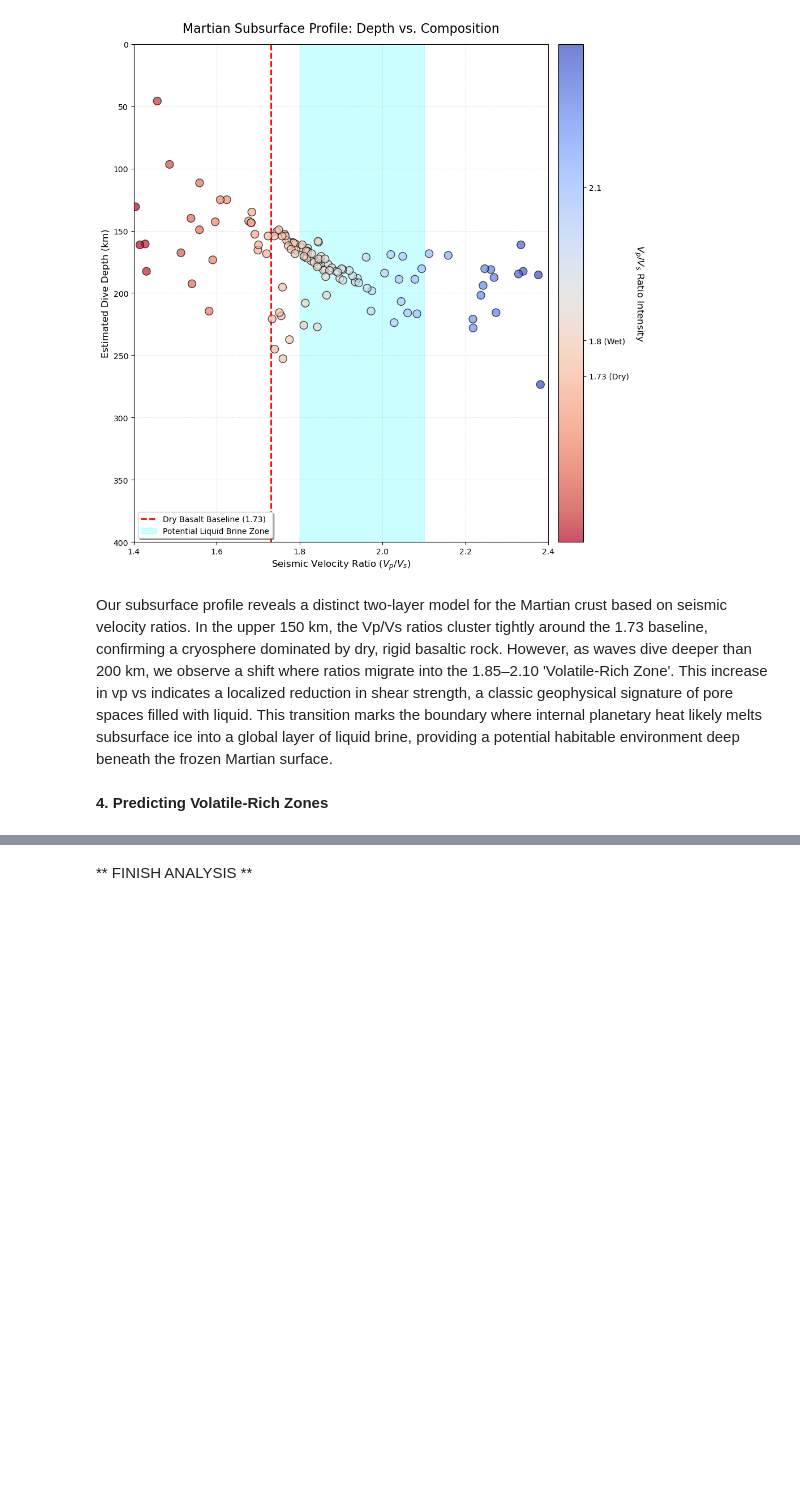
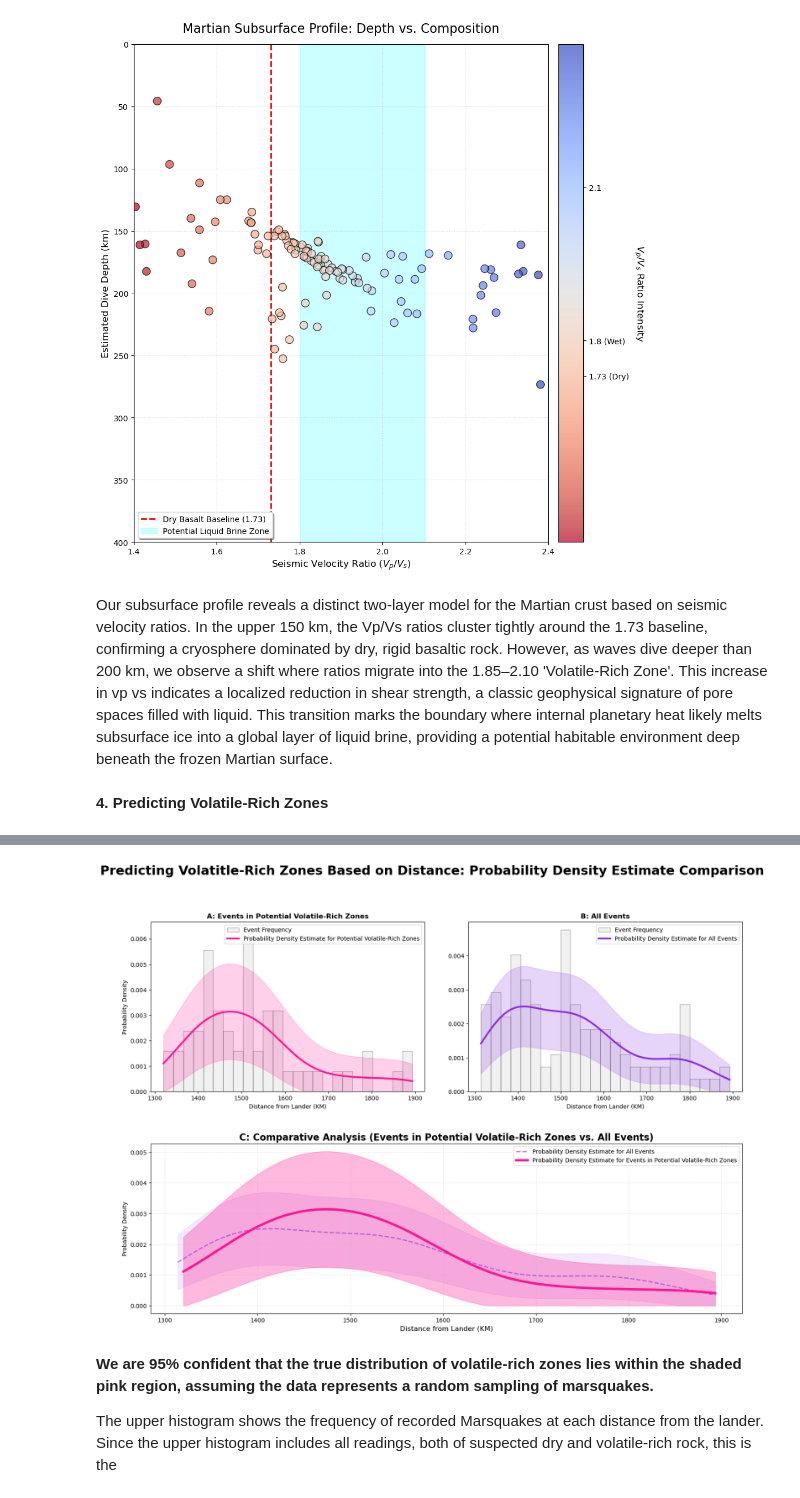
Before and after one commit to GPGN268/SP2026-FP08-Insight-Mission, a Jupyter notebook: Final_Mars_Seismic_Analysis.ipynb, the cells around one changed output, grey strips where cells are left out. Cells and saved outputs as stored; diff of their text form; code cells hidden in the pictures; blank space fills up the shorter version.

Commit message:
bigger and better plots! hooray

```diff
--- a/Final_Mars_Seismic_Analysis.ipynb
+++ b/Final_Mars_Seismic_Analysis.ipynb
@@ -407,6 +407,8 @@ def load_final_marsquakes_df(filename): #take filename as only input
 
 # use file path to access the csv (go backwards, then to data, then to specific file)
 df_a = load_final_marsquakes_df('data/final_marsquakes_data_frame.csv')
+df_b = df_a[(df_a['Distance_KM']>=1300) & (df_a['Distance_KM']<=1900)].copy()
+
 # create a new dataframe for potential volatile zones from just the Vp/Vs ratios between 1.8 and 2.1 - these are what we determined to be abnormalities compared to dry rock (see other notebooks for more explaination)
 volatile_zone = df_a[(df_a['Vp_Vs_Ratio'] >= 1.80) & (df_a['Vp_Vs_Ratio'] <= 2.10)].copy() #copy makes a new dataframe instead of changing the old one
 volatile_zone= volatile_zone[(volatile_zone['Distance_KM']<=3000)] #get rid of outliers - we could see from using all the distances that most of the data was less than 3000 km, with 2-3 outliers
@@ -477,2 +434,72 @@ plt.show()
+# %%
+# dist_total refers to all events recorded and dist_volatile refers to only events with suspected volatitle-rich zones based on the Vp/Vs ratio
+dist_total = df_b['Distance_KM'].values                 # both of these create vector of all the distances for each set
+dist_volatile = volatile_zone['Distance_KM'].values
+
+# basic plot setup
+fig = plt.figure(figsize=(16, 12)) #how big the figure is
+ax1 = plt.subplot2grid((2, 2), (0, 0)) # top left
+ax2 = plt.subplot2grid((2, 2), (0, 1)) # top right
+ax3 = plt.subplot2grid((2, 2), (1, 0), colspan=2) # bottom, spans between the two upper plots
+
+# make a function to help with the heavy lifting
+def get_kde_data(data): # takes distance vectors as "data"
+    kde = gaussian_kde(data) # kde is kernel density estimation from the scipy library. this one uses gaussian quadrature/ lets the data determine the shape instead of assuming a specific shape
+    x = np.linspace(min(data), max(data), 500) #make a linearly spaced vector that spans from the min to the max values of the data with 500 entries
+    y = kde(x) # trendline!
+    bw = kde.factor * np.std(data) # scipy's internal smoothing factor
+    ci = 1.96 * np.sqrt(y / (len(data) * bw)) # confidence interval (this will be +/- the trend density everywhere), 1.96 is the z-score for a 95% CI
+    # the way we did this means theres a 95% confidence interval for every point
+    return x, y, ci
+
+x_v, y_v, ci_v = get_kde_data(dist_volatile) # use the function to make the trendline and get info about the CI
+x_t, y_t, ci_t = get_kde_data(dist_total) # the notation here has v for volatile and t for total
+
+# plot the Probability Density Estimate for potential volatile-rich zones
+ax1.hist(dist_volatile, bins=25, density=True, color='lightgrey', edgecolor='black', alpha=0.3, label= 'Event Frequency') #these are the histogram bars.
+# create the histogram using 25 bins to separate the distances into
+# density= true makes the area under the curve 1, which means the area of each bar represents the probability that a data point falls within the bin's range of distances (basically makes the y-axis probability density)
+# rest of the command is just visuals (colors, lines, making things pretty!)
+ax1.plot(x_v, y_v, color='deeppink', linewidth=3, label='Probability Density Estimate for Potential Volatile-Rich Zones') #this is the trendline, plotted using the values from using the kde function above
+ax1.fill_between(x_v, np.maximum(0, y_v - ci_v), y_v + ci_v, color='deeppink', alpha=0.2) # fill in the confidence interval. this is the part where its CI +/- trend density
+ax1.set_title('A: Events in Potential Volatile-Rich Zones', fontweight='bold')
+ax1.set_ylabel('Probability Density')
+ax1.set_xlabel('Distance from Lander (KM)')
+ax1.legend()
+
+# plot the Probability Density Estimate for all events (rinse and repeat with above plot)
+ax2.hist(dist_total, bins=25, density=True, color='lightgrey', edgecolor='black', alpha=0.3, label= 'Event Frequency')
+ax2.plot(x_t, y_t, color='blueviolet', linewidth=3, label='Probability Density Estimate for All Events')
+ax2.fill_between(x_t, np.maximum(0, y_t - ci_t), y_t + ci_t, color='blueviolet', alpha=0.2)
+ax2.set_title('B: All Events', fontweight='bold')
+ax2.set_xlabel('Distance from Lander (KM)')
+ax2.legend()
+
+# now we compare the two by overlaying!
+# baseline in background
+ax3.plot(x_t, y_t, color='blueviolet', lw=2, ls='--', label='Probability Density Estimate for All Events', alpha=0.6)
+ax3.fill_between(x_t, np.maximum(0, y_t - ci_t), y_t + ci_t, color='blueviolet', alpha=0.1) # confidence interval
+# volatiles in front
+ax3.plot(x_v, y_v, color='deeppink', lw=4, label='Probability Density Estimate for Events in Potential Volatile-Rich Zones')
+ax3.fill_between(x_v, np.maximum(0, y_v - ci_v), y_v + ci_v, color='deeppink', alpha=0.3) # confidence interval
+
+# set formatting (titles, axes, grids, legends)
+ax3.set_title('C: Comparative Analysis (Events in Potential Volatile-Rich Zones vs. All Events)', fontweight='bold', fontsize=16)
+ax3.set_xlabel('Distance from Lander (KM)', fontsize=12)
+ax3.set_ylabel('Probability Density')
+ax3.grid(ls='dotted', alpha=0.5)
+ax3.legend(loc='upper right') #location of the legend upper right to make more readable
+
+fig.suptitle('Predicting Volatitle-Rich Zones Based on Distance: Probability Density Estimate Comparison',
+             fontsize=22, fontweight='bold', y=0.98) #add a big title to the whole thing
+plt.subplots_adjust(top=0.90) #make room for the big title!
+
+# layout changes, and show the plot
+plt.tight_layout(pad=4.0)
+plt.show()
+# %% [output]
+[figure, added]
 # %% [markdown]
-** FINISH ANALYSIS **
+**We are 95% confident that the true distribution of volatile-rich zones lies within the shaded pink region, assuming the data represents a random sampling of marsquakes.**
+
+The upper histogram shows the frequency of recorded Marsquakes at each distance from the lander. Since the upper histogram includes all readings, both of suspected dry and volatile-rich rock, this is the
```
Also changed, not shown: parts of 1 cell of this notebook.
